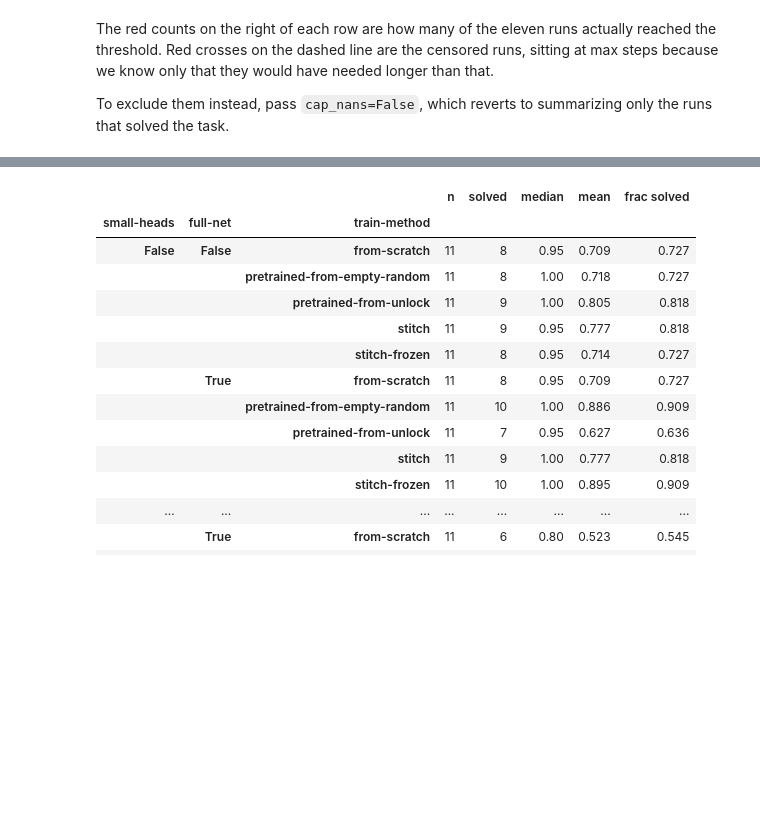
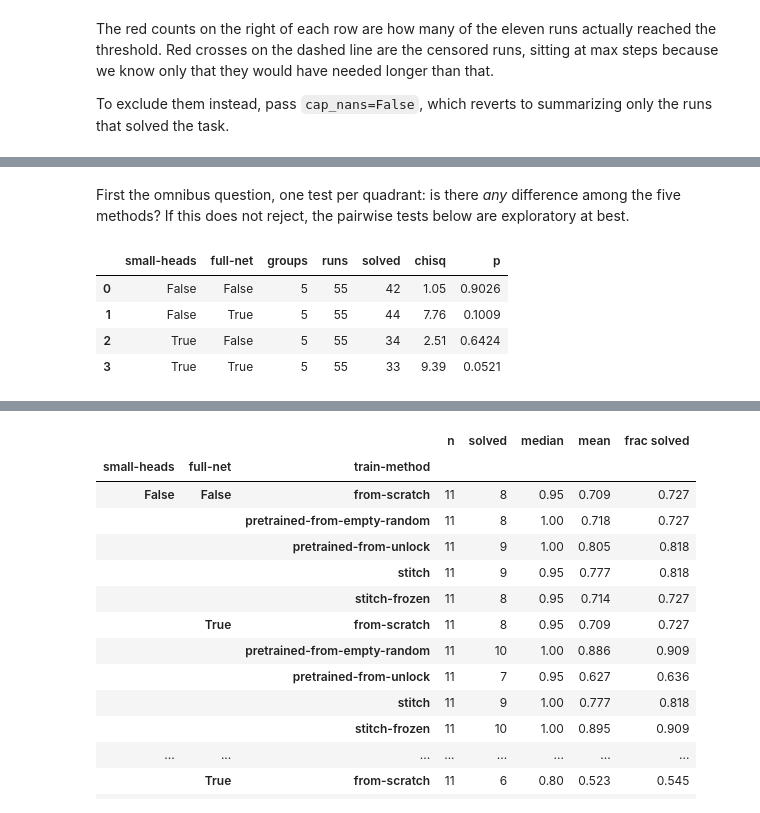
Before and after one commit to uvm-neurobotics-lab/stitching, a Jupyter notebook: src/minigrid.ipynb, the cells around one changed output, grey strips where cells are left out. Cells and saved outputs as stored; diff of their text form; code cells hidden in the pictures; blank space fills up the shorter version.

```diff
--- a/src/minigrid.ipynb
+++ b/src/minigrid.ipynb
@@ -490,0 +569,22 @@ task.
+# %% [markdown]
+First the omnibus question, one test per quadrant: is there *any* difference among the five methods? If this does
+not reject, the pairwise tests below are exploratory at best.
+# %%
+def logrank_omnibus(times, metric=METRIC, group="train-method", facets=("small-heads", "full-net")):
+    """ One k-sample log-rank test per facet: are these methods drawn from the same distribution at all? """
+    rows = []
+    for facet_values, panel in times.groupby(list(facets)):
+        event_times, observed = survival_arrays(panel, metric)
+        chisq, p = survdiff(event_times, observed, panel[group].to_numpy())
+        rows.append({**dict(zip(facets, facet_values)), "groups": panel[group].nunique(),
+                     "runs": len(panel), "solved": int(observed.sum()), "chisq": chisq, "p": p})
+    return pd.DataFrame(rows)
+
+
+logrank_omnibus(times).style.format({"chisq": "{:.2f}", "p": "{:.4f}"})
+# %% [output]
+|  | small-heads | full-net | groups | runs | solved | chisq | p |
+| 0 | False | False | 5 | 55 | 42 | 1.05 | 0.9026 |
+| 1 | False | True | 5 | 55 | 44 | 7.76 | 0.1009 |
+| 2 | True | False | 5 | 55 | 34 | 2.51 | 0.6424 |
+| 3 | True | True | 5 | 55 | 33 | 9.39 | 0.0521 |
```
Also changed, not shown: parts of 8 cells of this notebook, 1 other file.
